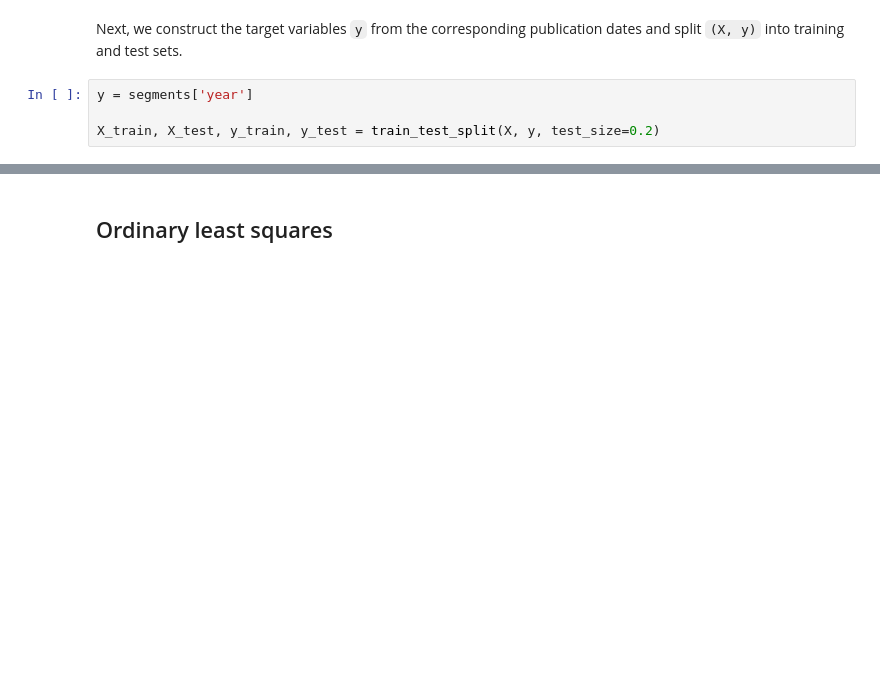
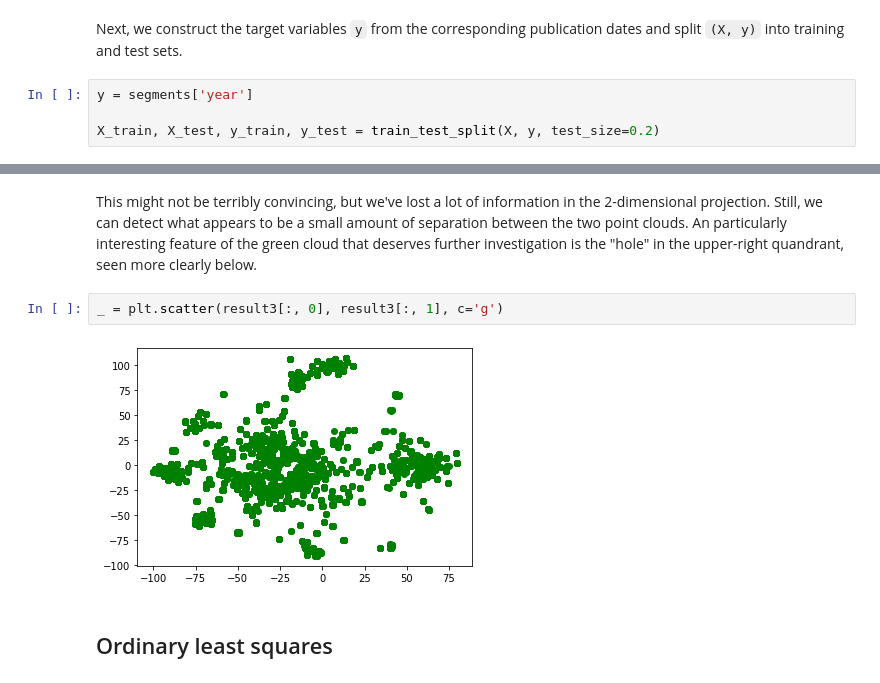
Before and after one commit to bencwallace/doc2date, a Jupyter notebook: doc2date.ipynb, the cells around one changed output, grey strips where cells are left out. Drawn from its saved outputs; the diff is of its cells as text; blank space fills up the shorter version.

```diff
--- a/doc2date.ipynb
+++ b/doc2date.ipynb
@@ -285,3 +266,9 @@ plt.scatter(c2[:, 0], c2[:, 1], c='g')
+# %% [markdown]
+This might not be terribly convincing, but we've lost a lot of information in the 2-dimensional projection. Still, we can detect what appears to be a small amount of separation between the two point clouds. An particularly interesting feature of the green cloud that deserves further investigation is the "hole" in the upper-right quandrant, seen more clearly below.
+# %%
+_ = plt.scatter(result3[:, 0], result3[:, 1], c='g')
+# %% [output]
+[figure, added]
 # %% [markdown]
 ## Ordinary least squares
 # %% [markdown]
```
Also changed, not shown: parts of 23 cells of this notebook.
